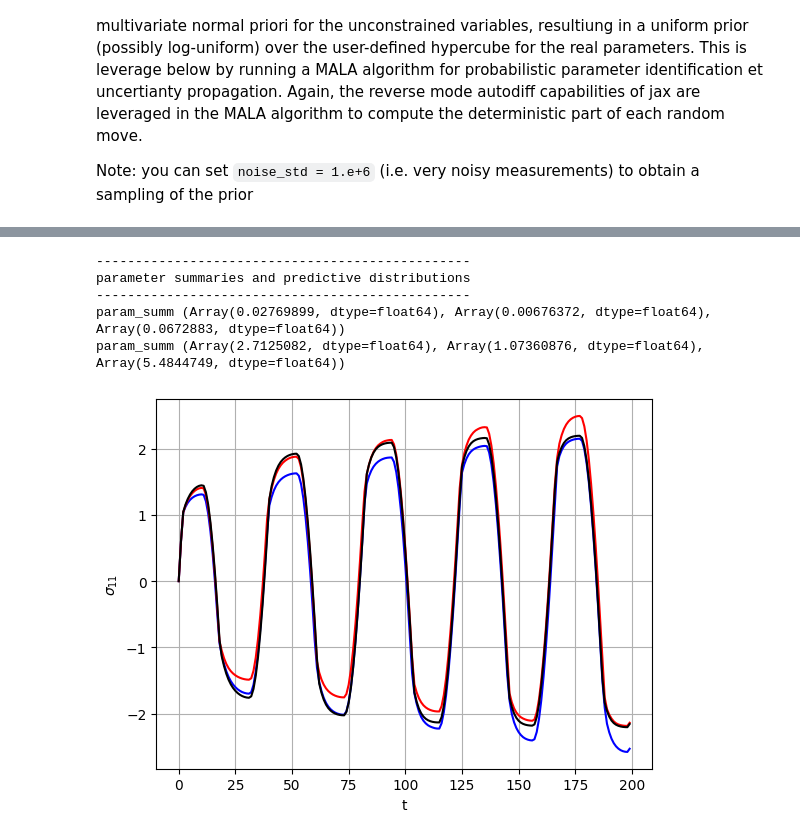
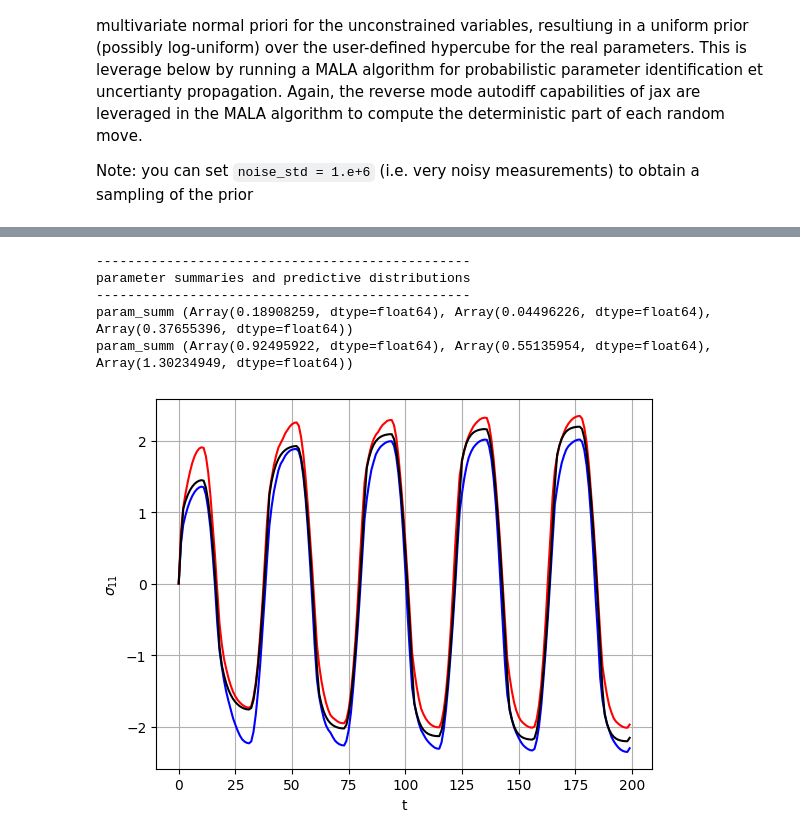
Before and after one commit to kerfriden/jaxdentify, a Jupyter notebook: demo.ipynb, the cells around one changed output, grey strips where cells are left out. Cells and saved outputs as stored; diff of their text form; code cells hidden in the pictures.

```diff
--- a/demo.ipynb
+++ b/demo.ipynb
@@ -758,40 +782,22 @@ def loglik(theta):
     # i.i.d. N(0, σ^2): log p(y|θ,σ) = const - (1/(σ^2)) * 0.5*sum r^2
     noise_std = 5.e-2
     return -(0.5 / (noise_std**2)) * loss(theta)
+    #return 0.
 
 run_mala = make_mala_unit_gaussian_prior(loglik)
 
+print("theta0",theta0)
+print("theta_opt",theta_opt)
+
 key = random.PRNGKey(0)
-samples, acc_rate= run_mala(
+samples, acc_rate = run_mala(
     key,
-    theta0,
-    eps=5.e-2,
+    theta_opt,
+    eps=3.e-2,
     n_steps=1000,
-    burn=100,
+    burn=250,
     thin=1,
 )
 
 print("MALA acceptance rate:", float(acc_rate))
-
-import numpy as np
-pts = np.asarray(samples, dtype=np.float32)
-plt.scatter(pts[:,0],pts[:,1], s=10, alpha=0.6)
-plt.xlabel('normalised log(Q)')
-plt.ylabel('normalised log(b)')
-plt.grid()
-plt.title('posterior sampling - normalised parameter logs')
-plt.show()
-
-params = map_to_params(space, samples)
-
-Q = jax.device_get(params["Q"]).ravel()
-b = jax.device_get(params["b"]).ravel()
-
-plt.figure()
-plt.scatter(Q, b, s=10, alpha=0.6)  # x=Q, y=b
-plt.xlabel("Q")
-plt.ylabel("b")
-plt.grid(True)
-plt.title('posterior sampling')
-plt.show()
 # %% [output]
@@ -804,31 +848,33 @@ MALA acceptance rate: 0.5533333420753479
 # %%
 print("------------------------------------------------")
 print("parameter summaries and predictive distributions")
 print("------------------------------------------------")
 
 # Posterior summaries in parameter space (dict: name -> (mean, p05, p95))
 param_summ = posterior_param_summary(samples, space)
 # Returns a dict: {name: (mean, p05, p95)}
 print("param_summ",param_summ['b'])
 print("param_summ",param_summ['Q'])
 
 # Predictive band for σ11(t)
-sigma_mean, sigma_p05, sigma_p95, sigma_samples = posterior_predictive(samples,space,forward_sigma11) # slow, to be checked
+idx = np.random.choice(len(samples), size=min(len(samples), 100), replace=False)
+subset = samples[idx]
+sigma_mean, sigma_p05, sigma_p95, sigma_samples = posterior_predictive(subset,space,forward_sigma11) # slow, to be checked
 
 # Example: if you want the posterior mean physical-parameter dict:
 # mean_params = jax.tree_map(lambda trio: trio[0], param_summ)
 
 plt.plot(sigma_p05,'blue')
 plt.plot(sigma_p95,'red')
 plt.plot(sigma_xx_obs,'black')
 plt.ylabel(r'$\sigma_{11}$')
 plt.xlabel('t')
 plt.grid()
 plt.show()
 # %% [output]
 ------------------------------------------------
 parameter summaries and predictive distributions
 ------------------------------------------------
-param_summ (Array(0.02769899, dtype=float64), Array(0.00676372, dtype=float64), Array(0.0672883, dtype=float64))
-param_summ (Array(2.7125082, dtype=float64), Array(1.07360876, dtype=float64), Array(5.4844749, dtype=float64))
+param_summ (Array(0.18908259, dtype=float64), Array(0.04496226, dtype=float64), Array(0.37655396, dtype=float64))
+param_summ (Array(0.92495922, dtype=float64), Array(0.55135954, dtype=float64), Array(1.30234949, dtype=float64))
-[figure, old version]
+[figure, new version]
```
Also changed, not shown: parts of 7 cells of this notebook.
